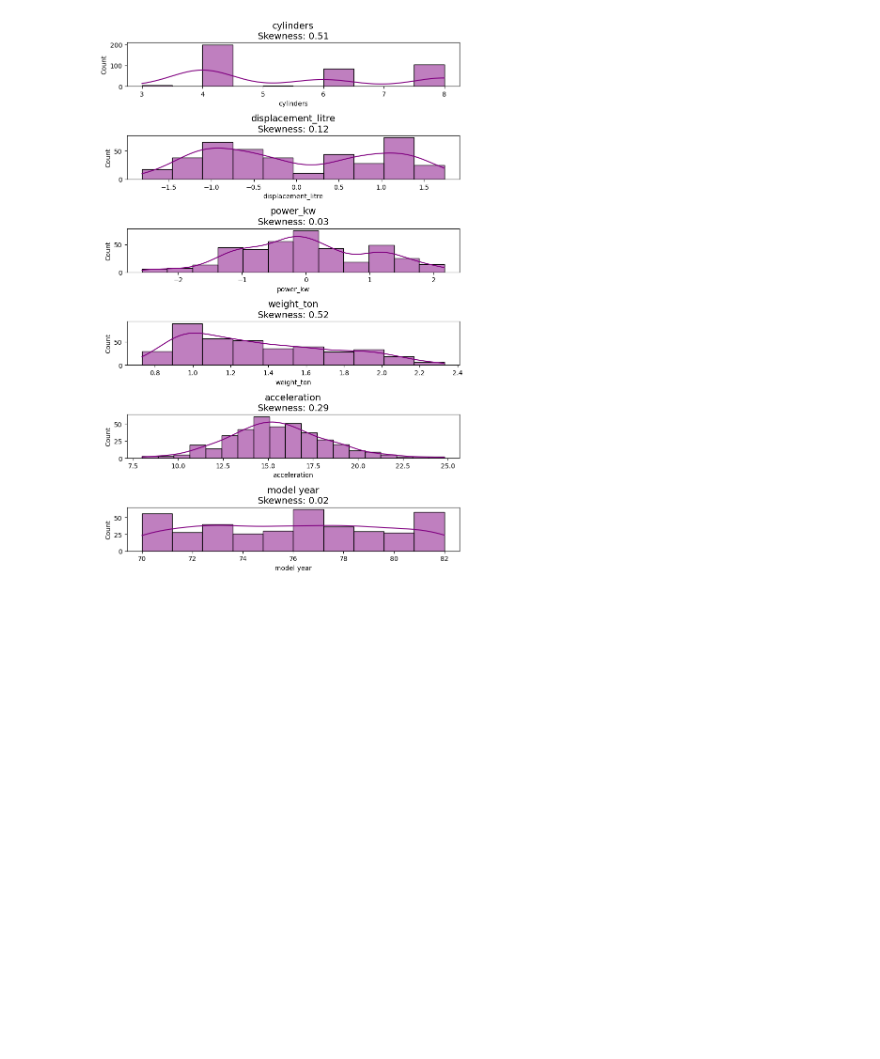
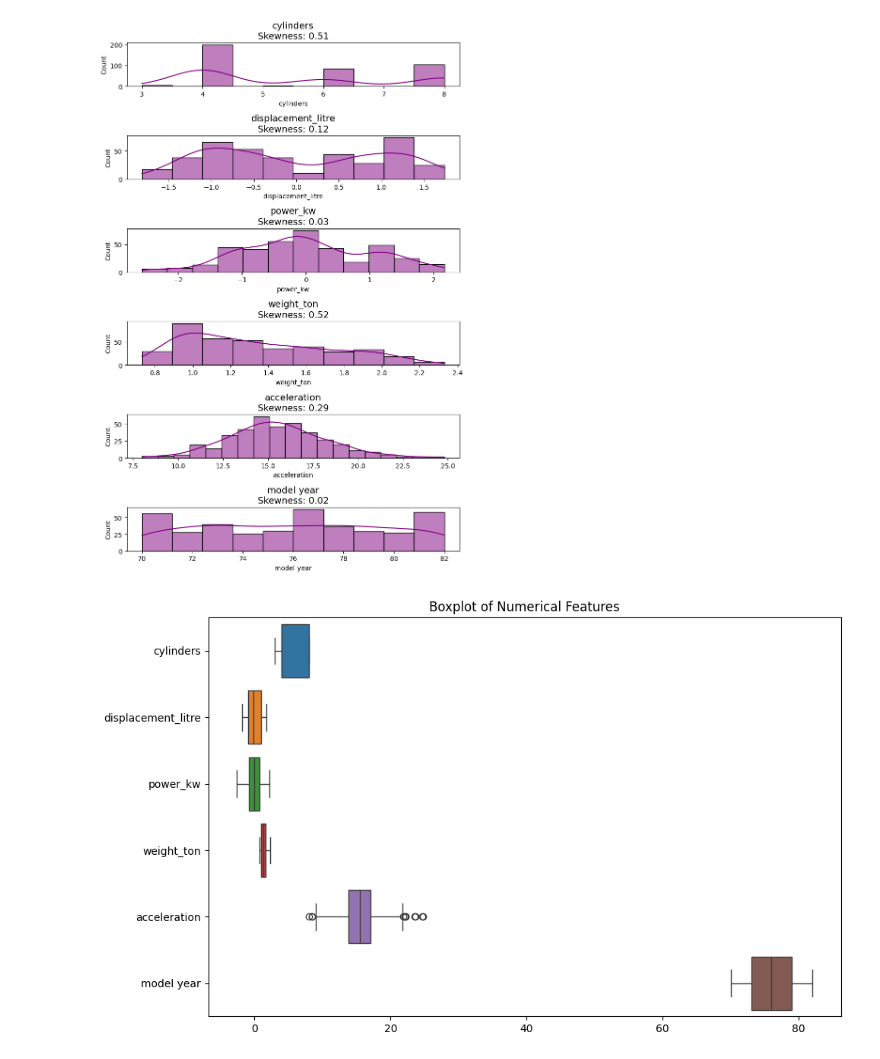
Before and after one commit to Zeldean/MLG382, a Jupyter notebook: Random/notebooks/GPT/b.ipynb, the cells around one changed output. Saved outputs shown, nothing was run; the diff lists cells and outputs as text; code cells hidden in the pictures; blank space fills up the shorter version.

```diff
--- a/Random/notebooks/GPT/b.ipynb
+++ b/Random/notebooks/GPT/b.ipynb
@@ -130,16 +130,14 @@ power_kw skewness: 1.08
 # %%
 def BarPlot(df):
     plt.figure(figsize=(10, 6))
-    sns.boxplot(data=df, orient='h')  # 'v' for vertical (default), use orient='h' for horizontal
-    # Alternative: hue='some_categorical_column' to split boxes by category
-    # Alternative: palette='Set2' or any seaborn palette name for color scheme
-
+    sns.boxplot(data=df, orient='h')
     plt.title("Boxplot of Numerical Features")
-    plt.xticks(rotation=90)  # Rotate labels for readability (use 45 for diagonal)
-    # Alternative: plt.xticks(ticks=[0,1,2], labels=['A','B','C']) to customize labels manually
-
     plt.tight_layout()
     plt.show()
+
+BarPlot(df_x_full[xn])
+# %% [output]
+[figure, added]
 # %%
 ss = StandardScaler()
 df_x_scaled = ss.fit_transform(df_x_full[xn])
```
Also changed, not shown: parts of 2 cells of this notebook.
